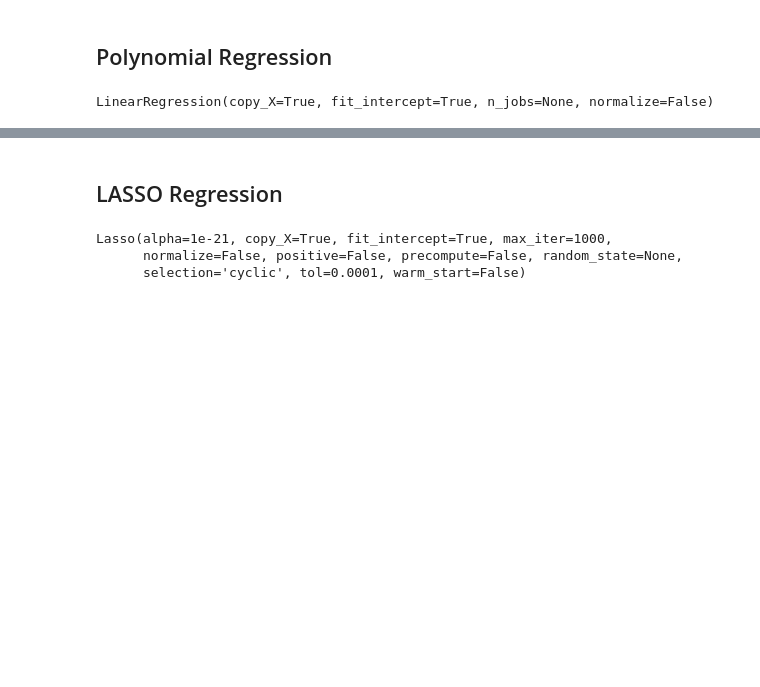
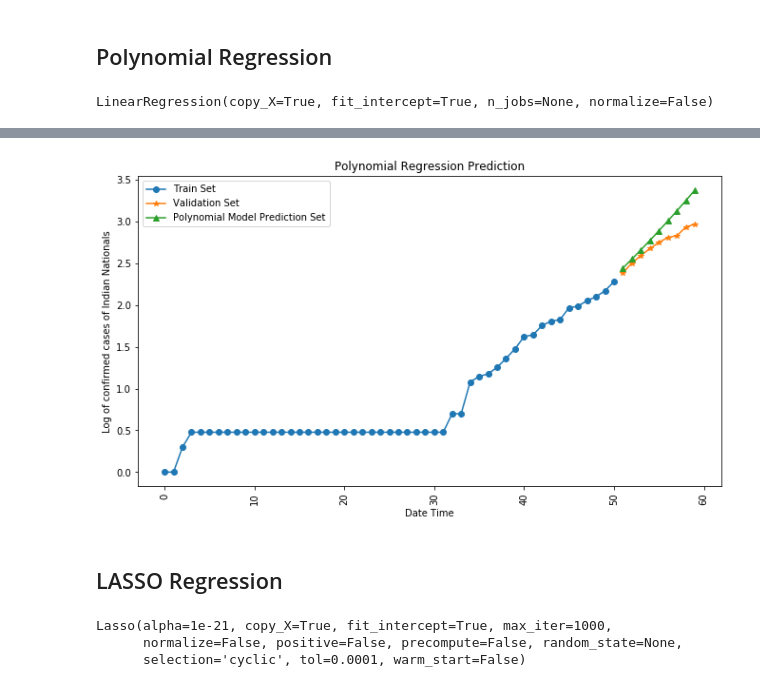
Before and after one commit to vaibhav-k/Coronavirus-DIsease-in-India, a Jupyter notebook: Corona virus India data analysis.ipynb, the cells around one changed output, grey strips where cells are left out. Drawn from its saved outputs; the diff is of its cells as text; code cells hidden in the pictures; blank space fills up the shorter version.

```diff
--- a/Corona virus India data analysis.ipynb
+++ b/Corona virus India data analysis.ipynb
@@ -282,12 +321,14 @@ from sklearn.preprocessing import PolynomialFeatures
 poly_reg = PolynomialFeatures(degree = 7)
 X_poly = poly_reg.fit_transform(np.array(train_ml["Days Since"]).reshape(-1,1))
 poly_reg.fit(X_poly, np.array(train_ml["ConfirmedIndianNational"]).reshape(-1,1))
-
 lin2 = LinearRegression()
 lin2.fit(X_poly, np.array(train_ml["ConfirmedIndianNational"]).reshape(-1,1))
+
+poly_reg_log = PolynomialFeatures(degree = 2)
+X_poly = poly_reg_log.fit_transform(np.array(train_ml["Days Since"]).reshape(-1,1))
+poly_reg.fit(X_poly, np.array(train_ml["ConfirmedIndianNationalLog"]).reshape(-1,1))
+
+lin2_log = LinearRegression()
+lin2_log.fit(X_poly, np.array(train_ml["ConfirmedIndianNationalLog"]).reshape(-1,1))
 # %% [output]
 LinearRegression(copy_X=True, fit_intercept=True, n_jobs=None, normalize=False)
-# %%
-# making the predictions
-prediction_valid_polyreg = lin2.predict(poly_reg.fit_transform(np.array(valid_ml["Days Since"]).reshape(-1,1)))
-y_pred["Polynomial Regression Model Prediction"] = list(prediction_valid_polyreg)
@@ -299,0 +335,9 @@ Root Mean Square Error for Polynomial Regression:  75.84607500168111
+# %%
+# printing the root mean square error
+y_pred["Polynomial Regression Model Prediction"] = list(lin2.predict(poly_reg.fit_transform(np.array(valid_ml["Days Since"]).reshape(-1,1))))
+model_scores.append(np.sqrt(mean_squared_error(valid_ml["ConfirmedIndianNational"], y_pred["Polynomial Regression Model Prediction"])))
+print("Root Mean Square Error for Polynomial Regression: ", np.sqrt(mean_squared_error(valid_ml["ConfirmedIndianNational"], y_pred["Polynomial Regression Model Prediction"])))
+# printing the root mean square error
+y_pred["Polynomial Regression Model Prediction Log"] = list(lin2_log.predict(poly_reg_log.fit_transform(np.array(valid_ml["Days Since"]).reshape(-1,1))))
+model_scores.append(np.sqrt(mean_squared_error(valid_ml["ConfirmedIndianNationalLog"], y_pred["Polynomial Regression Model Prediction Log"])))
+print("Root Mean Square Error for Polynomial Regression Log: ", np.sqrt(mean_squared_error(valid_ml["ConfirmedIndianNationalLog"], y_pred["Polynomial Regression Model Prediction Log"])))
@@ -314,4 +360,18 @@ plt.xticks(rotation = 90)
 [figure]
+# %%
+# plotting the predictions by the model log
+plt.figure(figsize = (11, 6))
+plt.plot(train_ml.index, train_ml["ConfirmedIndianNationalLog"], label = "Train Set", marker = 'o')
+plt.plot(valid_ml.index, valid_ml["ConfirmedIndianNationalLog"], label = "Validation Set", marker = '*')
+plt.plot(y_pred["Polynomial Regression Model Prediction Log"], label = "Polynomial Model Prediction Set", marker = '^')
+plt.legend()
+plt.xlabel('Date Time')
+plt.ylabel('Log of confirmed cases of Indian Nationals')
+plt.title("Polynomial Regression Prediction")
+plt.xticks(rotation = 90)
+plt.show()
+# %% [output]
+[figure, added]
 # %% [markdown]
 ## LASSO Regression
 # %%
```
Also changed, not shown: parts of 38 cells of this notebook.
